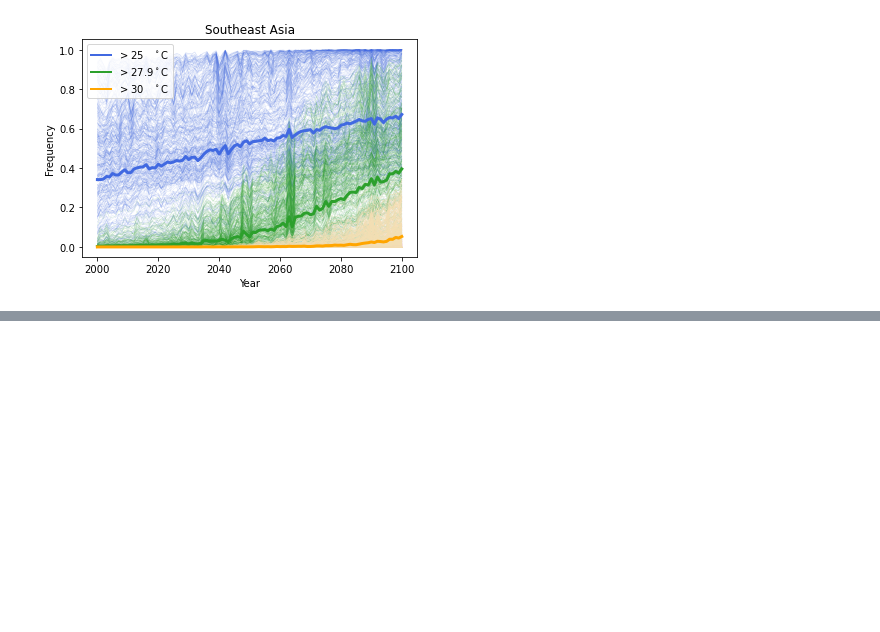
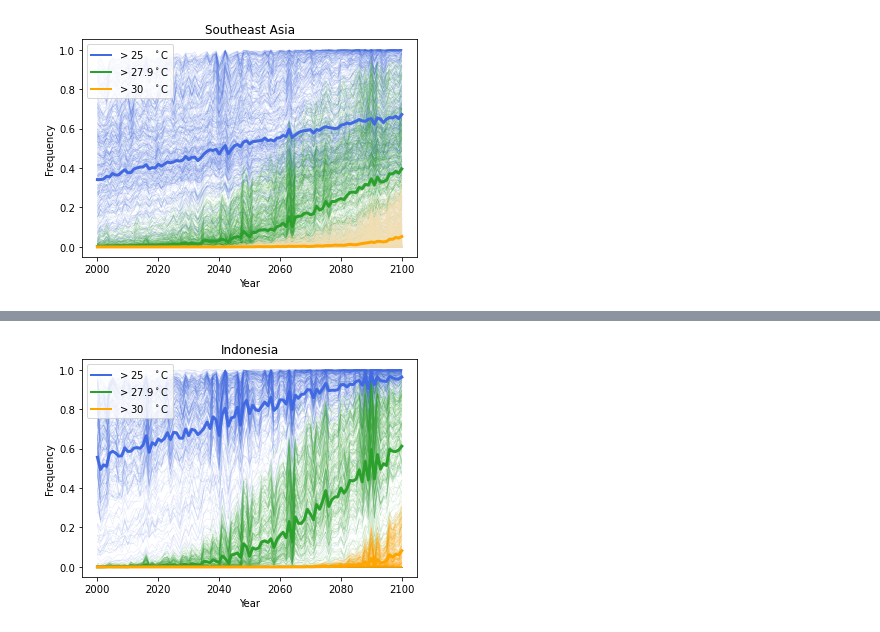
Before and after one commit to KYan19/pei, a Jupyter notebook: notebooks/5.5_SpatialThres.ipynb, the cells around one changed output, grey strips where cells are left out. Drawn from its saved outputs; the diff is of its cells as text; code cells hidden in the pictures; blank space fills up the shorter version.

```diff
--- a/notebooks/5.5_SpatialThres.ipynb
+++ b/notebooks/5.5_SpatialThres.ipynb
@@ -134,0 +138,7 @@ point_map(ds,land_area_adj,region,ax)
+# %%
+region = 'Indonesia'
+
+fig,ax=plt.subplots()
+point_map(ds,land_area_adj,region,ax)
+# %% [output]
+[figure, added]
```
Also changed, not shown: parts of 16 cells of this notebook, 1 other file.
